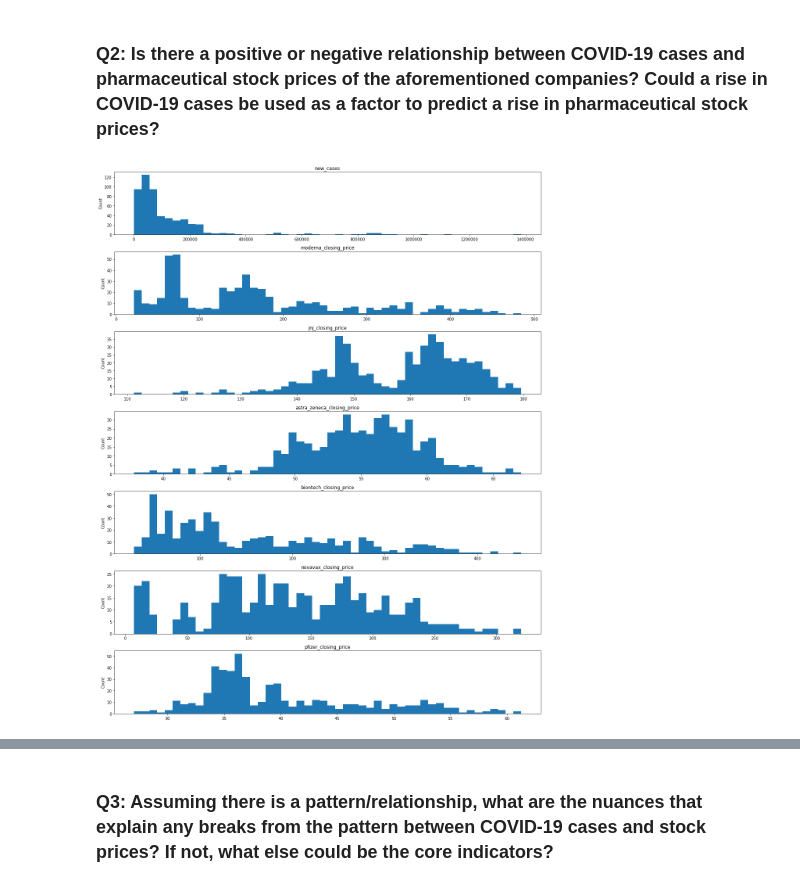
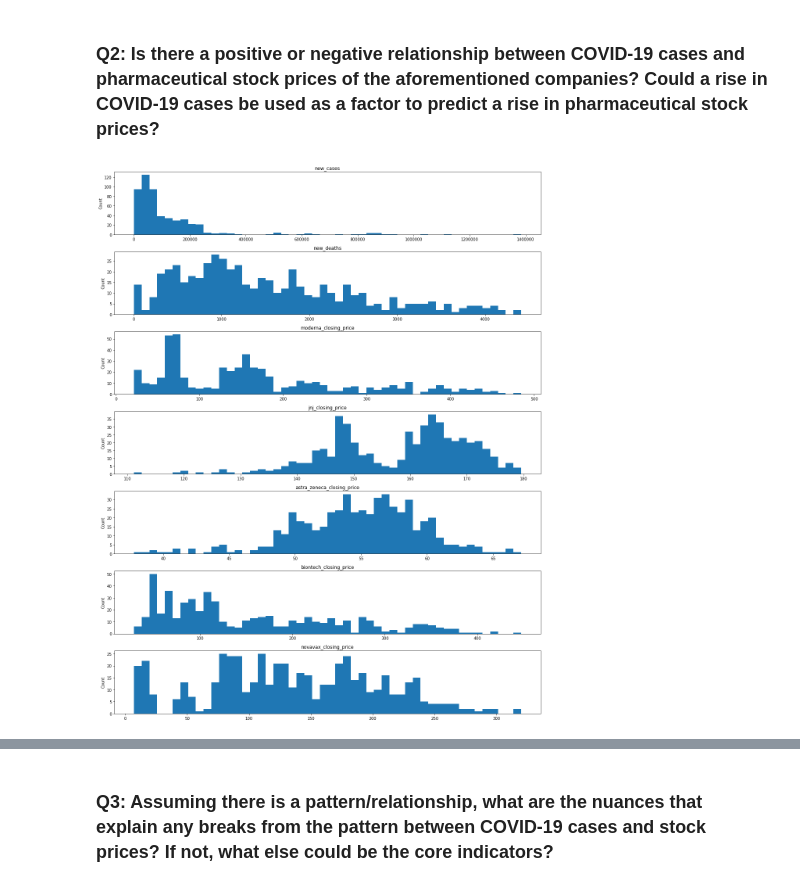
Before and after one commit to yyan17/SIADS-591, a Jupyter notebook: final_report/Vaccine Stock Analysis during the COVID-19 Pandemic.ipynb, the cells around one changed output, grey strips where cells are left out. Drawn from its saved outputs; the diff is of its cells as text; code cells hidden in the pictures.

```diff
--- a/final_report/Vaccine Stock Analysis during the COVID-19 Pandemic.ipynb
+++ b/final_report/Vaccine Stock Analysis during the COVID-19 Pandemic.ipynb
@@ -357,17 +357,17 @@ y = alt.vconcat(charts[3], charts[4], charts[5])
 <h3>Q2: Is there a positive or negative relationship between COVID-19 cases and pharmaceutical stock prices of the aforementioned companies? Could a rise in COVID-19 cases be used as a factor to predict a rise in pharmaceutical stock prices?
 </h3>
 # %%
-columns = ['new_cases', 'moderna_closing_price', 'jnj_closing_price', 'astra_zeneca_closing_price', 'biontech_closing_price', 'novavax_closing_price', 'pfizer_closing_price']
+columns = ['new_cases', 'new_deaths', 'moderna_closing_price', 'jnj_closing_price', 'astra_zeneca_closing_price', 'biontech_closing_price', 'novavax_closing_price', 'pfizer_closing_price']
 q2_df = df_merged[columns].dropna()
 
 fig, axs = plt.subplots(7, figsize=(16, 20))
 
 for i in range(0, 7):
     axs[i].hist(q2_df[columns[i]], bins = 50);
     axs[i].set_title(columns[i]);
     axs[i].set_ylabel('Count');
 
 fig.tight_layout()
 plt.show()
 # %% [output]
-[figure, old version]
+[figure, new version]
```
Also changed, not shown: parts of 5 cells of this notebook, 2 other files.
